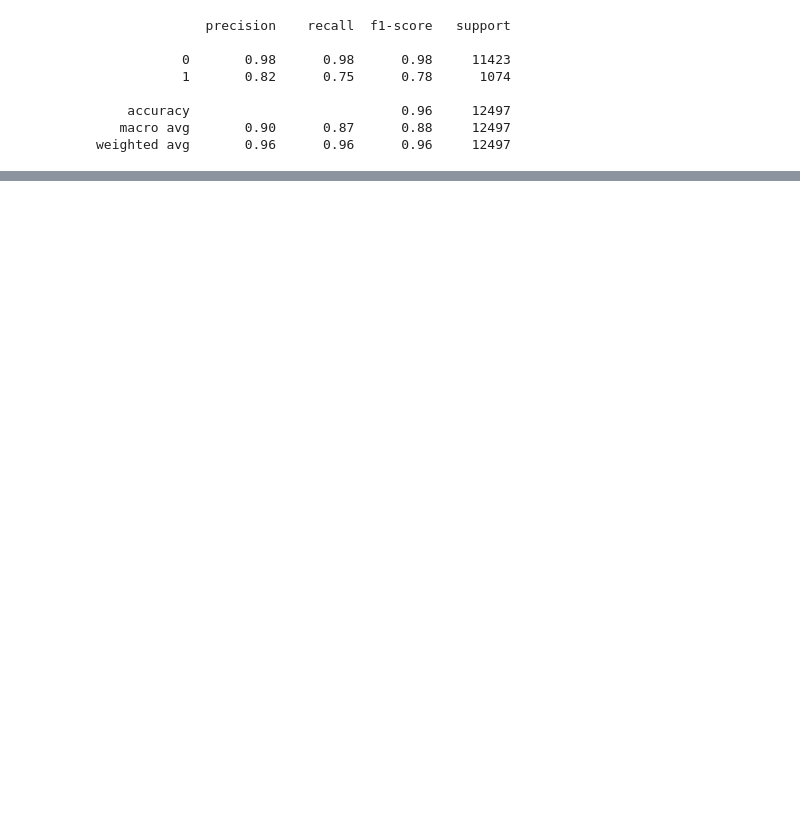
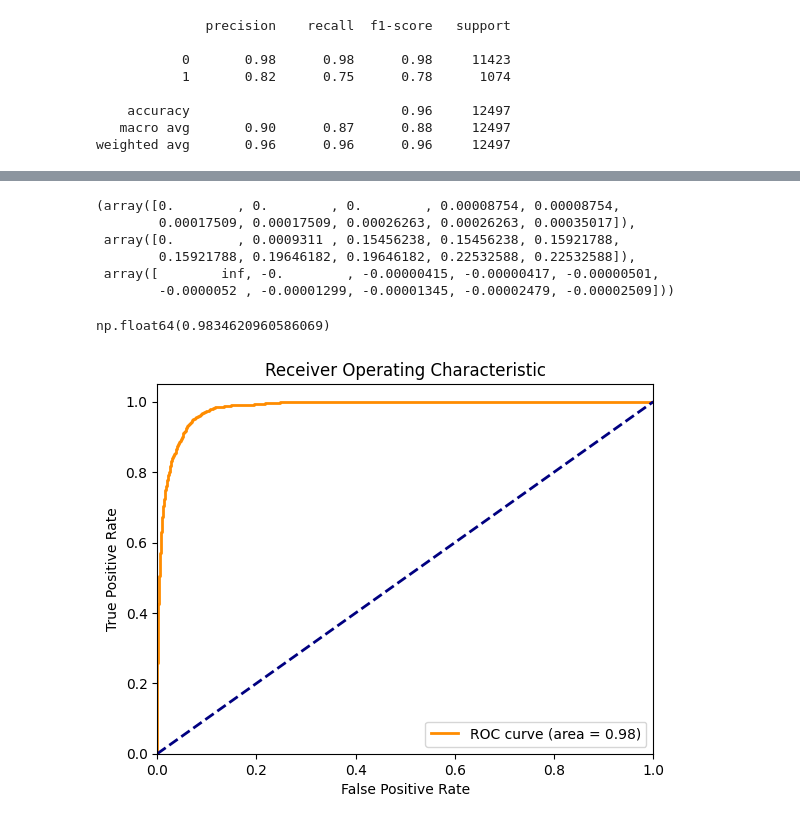
Before and after one commit to gianlucapes/credit_risk_modelling, a Jupyter notebook: notebook/credit_risk_model.ipynb, the cells around one changed output, grey strips where cells are left out. Cells and saved outputs as stored; diff of their text form; code cells hidden in the pictures; blank space fills up the shorter version.

Commit message:
training model

```diff
--- a/notebook/credit_risk_model.ipynb
+++ b/notebook/credit_risk_model.ipynb
@@ -674,0 +822,6 @@ weighted avg       0.96      0.96      0.96     12497
+# %%
+from imblearn.combine import SMOTEENN
+
+snt=SMOTEENN(random_state=42)
+X_train_st,y_train_st=snt.fit_resample(X_train_encoded,y_train)
+y_train_st.value_counts()
@@ -674,0 +908,15 @@ weighted avg       0.96      0.96      0.96     12497
+# %%
+print("Best trail")
+trail=study_logistic.best_trial
+print("F1-Score: {}".format(trail.value))
+print("Params:")
+for key, value in trail.params.items():
+    print(" {}: {}".format(key,value))
+
+best_model_logistic= LogisticRegression(**study_logistic.best_params)
+best_model_logistic.fit(X_train_st,y_train_st)
+
+y_pred=best_model_logistic.predict(X_test_encoded)
+
+report=classification_report(y_test,y_pred)
+print(report)
@@ -674,0 +1038,35 @@ weighted avg       0.96      0.96      0.96     12497
+# %%
+from sklearn.metrics import roc_curve
+
+probabilities = best_model_logistic.predict_log_proba(X_test_encoded)[:,1]
+probabilities
+
+fpr,tpr,thresholds = roc_curve(y_test,probabilities)
+fpr[:10], tpr[:10], thresholds[:10]
+# %% [output]
+(array([0.        , 0.        , 0.        , 0.00008754, 0.00008754,
+        0.00017509, 0.00017509, 0.00026263, 0.00026263, 0.00035017]),
+ array([0.        , 0.0009311 , 0.15456238, 0.15456238, 0.15921788,
+        0.15921788, 0.19646182, 0.19646182, 0.22532588, 0.22532588]),
+ array([        inf, -0.        , -0.00000415, -0.00000417, -0.00000501,
+        -0.0000052 , -0.00001299, -0.00001345, -0.00002479, -0.00002509]))
+# %%
+from sklearn.metrics import auc
+
+area = auc(fpr, tpr)
+area
+# %% [output]
+np.float64(0.9834620960586069)
+# %%
+plt.figure()
+plt.plot(fpr, tpr, color='darkorange', lw=2, label='ROC curve (area = %0.2f)' % area)
+plt.plot([0, 1], [0, 1], color='navy', lw=2, linestyle='--')
+plt.xlim([0.0, 1.0])
+plt.ylim([0.0, 1.05])
+plt.xlabel('False Positive Rate')
+plt.ylabel('True Positive Rate')
+plt.title('Receiver Operating Characteristic')
+plt.legend(loc="lower right")
+plt.show()
+# %% [output]
+[figure, added]
```
Also changed, not shown: parts of 22 cells of this notebook, 3 other files.
